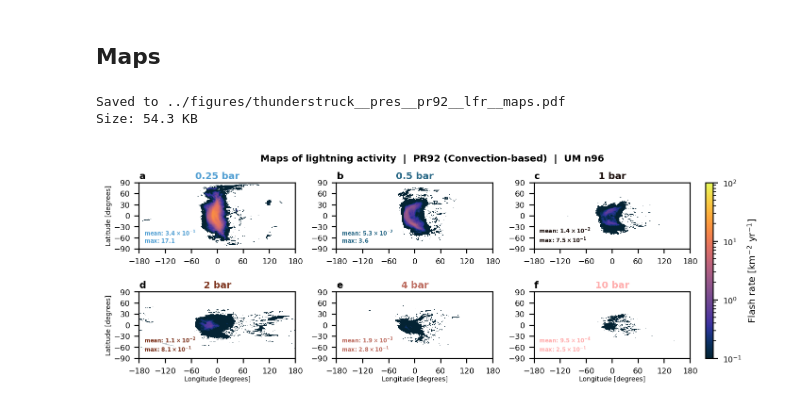
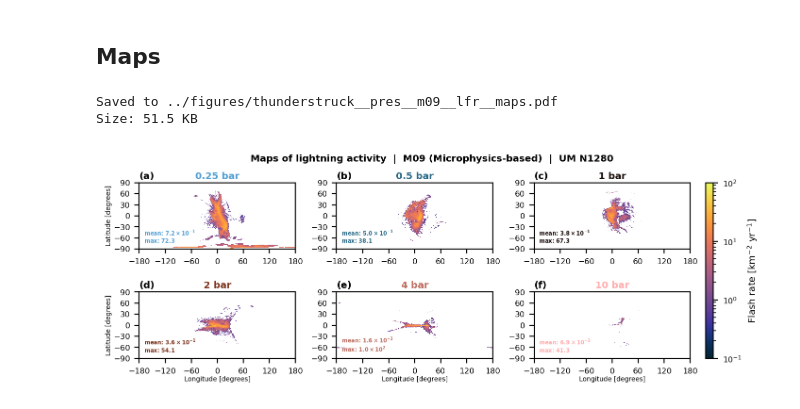
Before and after one commit to dennissergeev/thunderstruck, a Jupyter notebook: src/scripts/Maps.ipynb, the cells around one changed output. Cells and saved outputs as stored; diff of their text form; code cells hidden in the pictures.

```diff
--- a/src/scripts/Maps.ipynb
+++ b/src/scripts/Maps.ipynb
@@ -58,7 +54,7 @@ show_sim = [
 n_sim = len(show_sim)
 # %%
 dset = {}
-for sim in tqdm(show_sim):
+for sim in show_sim:
     dset[sim] = {}
     const = init_const("trap1e")  # TODO
     for scheme in LPC:
@@ -69,7 +65,7 @@ for sim in tqdm(show_sim):
                 / "steady"
                 / SIMULATIONS[sim].diag_suites[LPC[scheme].suites]
                 / "base"
-                / LPC[scheme].model_res
+                / LPC[scheme].model_res.lower()
                 / LPC[scheme].file_mask,
                 callback=partial(callback_coord_system, const=const),
             ),
@@ -193,9 +189,20 @@ DIAGS = {
         fmt="pretty",
         rm_min=True,
     ),
+    "t_sfc": Diag(
+        recipe=lambda AS: AS.t_sfc,
+        title="Maps of surface temperature",
+        cbar_title="Surface temperature",
+        units="$K$",
+        method="contourf",
+        kw_plt=dict(
+            cmap=cmocean.cm.haline, levels=np.arange(150, 291, 20), extend="both"
+        ),
+        fmt="auto",
+    ),
 }
 # %%
-scheme = "pr92"
+scheme = "m09"
 diag_key = "lfr"
 sep = "  |  "
 # pl_type = "cart"
@@ -228,7 +235,7 @@ axd = fig.subplot_mosaic(
 iletters = subplot_label_generator()
 for sim in show_sim:
     ax = axd[sim]
-    ax.set_title(f"{next(iletters)}", loc="left")
+    ax.set_title(f"({next(iletters)})", loc="left")
     ax.set_title(
         SIMULATIONS[sim].title,
         color=SIMULATIONS[sim].kw_plt["color"],
@@ -274,34 +281,34 @@ for sim in show_sim:
             eq_sign=": ",
         )
         if DIAGS[diag_key].rm_min:
             stats_str = "\n".join(stats_str.split("\n")[1:])
         at = AnchoredText(
             stats_str,
             loc="lower left",
             frameon=True,
             prop={
                 "size": "x-small",
                 "weight": "bold",
                 "color": SIMULATIONS[sim].kw_plt["color"],
             },
         )
         at.patch.set_facecolor(mcol.to_rgba("w", alpha=0.75))
         at.patch.set_edgecolor("none")
         ax.add_artist(at)
 cbar = fig.colorbar(h, cax=axd["cax"])
 cbar.ax.set_ylabel(
     f"{DIAGS[diag_key].cbar_title} [{DIAGS[diag_key].units}]", fontsize="large"
 )
 if savefig:
     figsave(
         fig,
         paths.figures
         / (
-            f"thunderstruck__{SIM_GROUP}__{scheme}__{diag_key}"
+            f"{PROJECT}__{SIM_GROUP}__{scheme}__{diag_key}"
             f"__maps{'__'+pl_type if pl_type else ''}"
         ),
     )
 # %% [output]
-Saved to ../figures/thunderstruck__pres__pr92__lfr__maps.pdf
-Size: 54.3 KB
+Saved to ../figures/thunderstruck__pres__m09__lfr__maps.pdf
+Size: 51.5 KB
-[figure, old version]
+[figure, new version]
```
Also changed, not shown: parts of 4 cells of this notebook, 3 other files.
